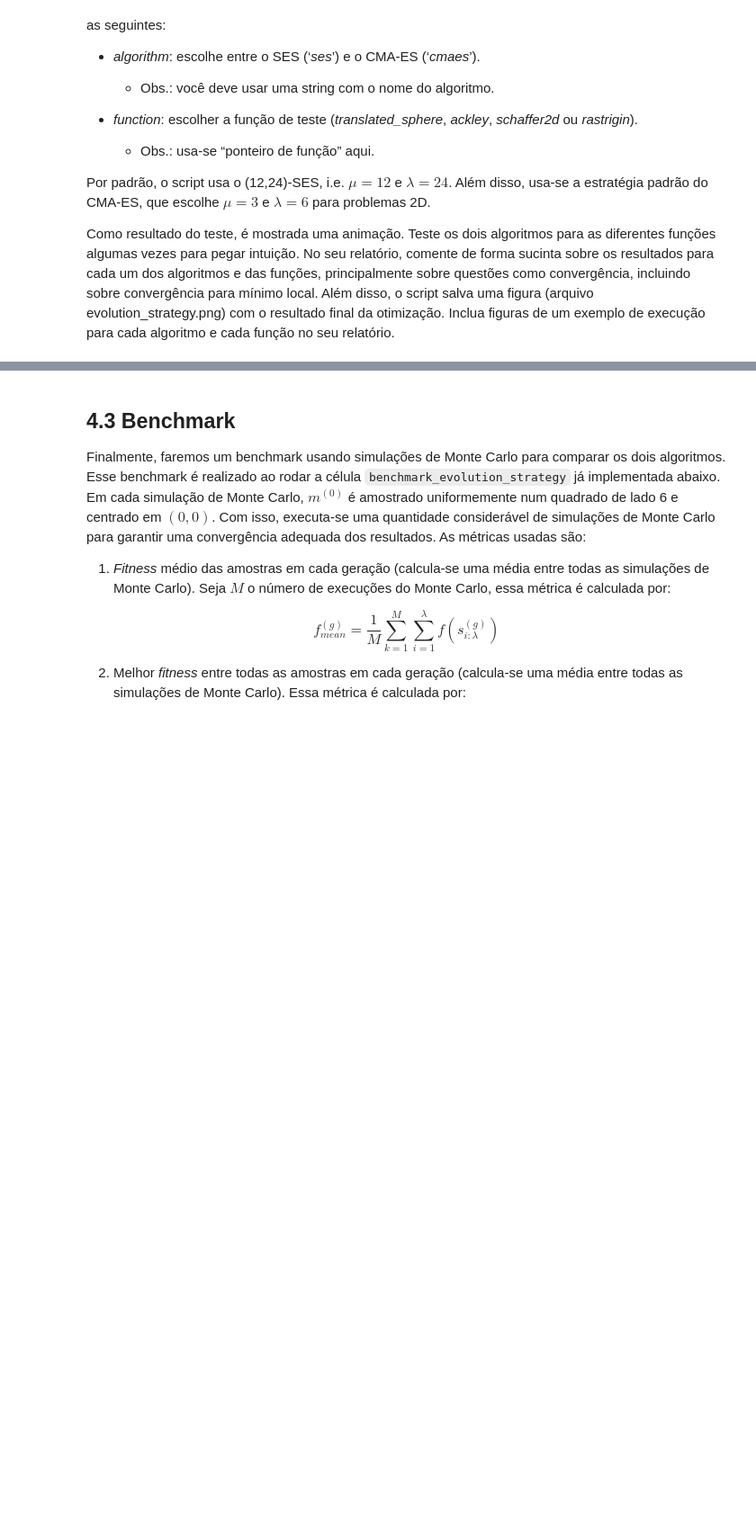
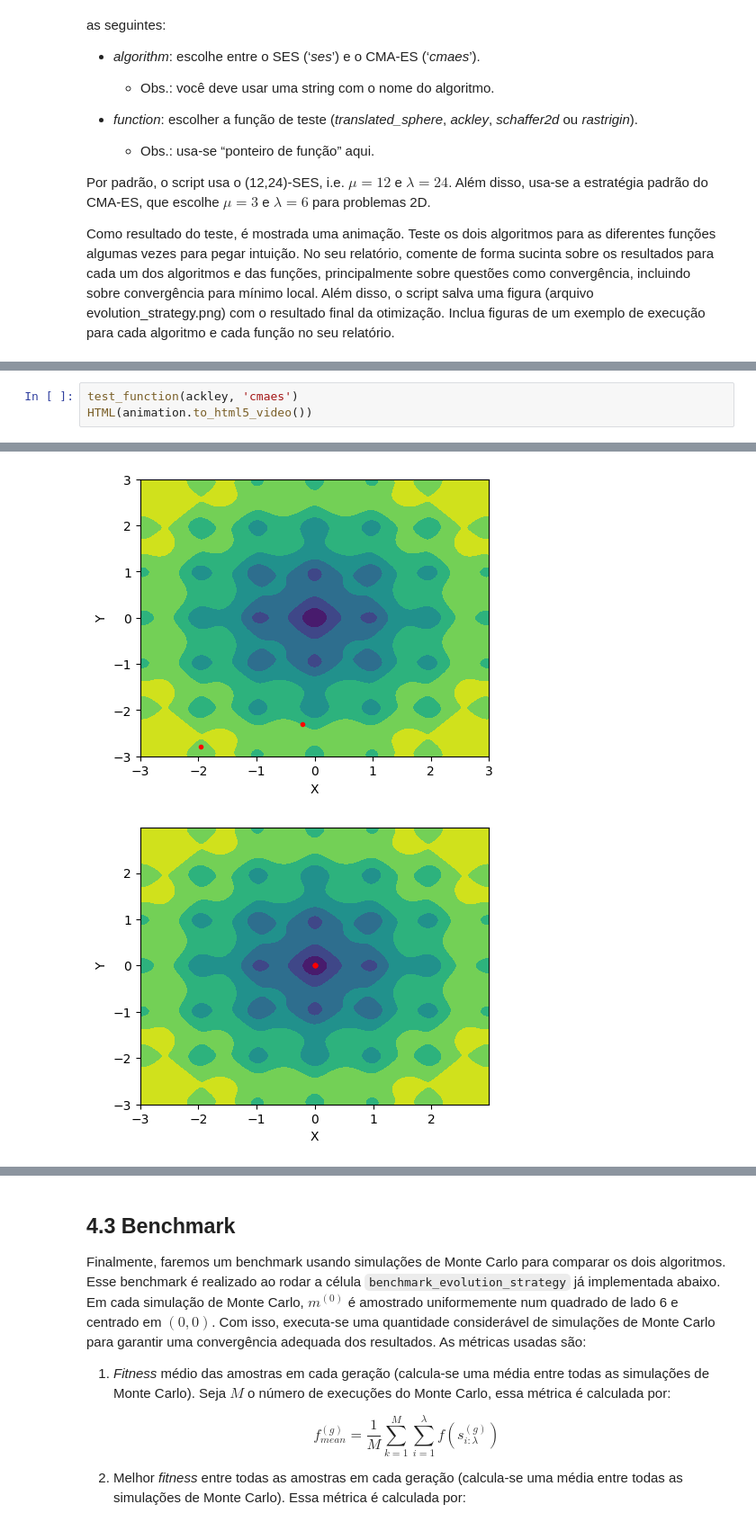
Before and after one commit to jonasdegrave/artificial-intelligence, a Jupyter notebook: 02 - Metaheuristic Optimization/IA_PEE_2022_Otimização_Metaheurística.ipynb, the cells around one changed output, grey strips where cells are left out. Shown at 90% size. Drawn from its saved outputs; the diff is of its cells as text; blank space fills up the shorter version.

```diff
--- a/02 - Metaheuristic Optimization/IA_PEE_2022_Otimização_Metaheurística.ipynb
+++ b/02 - Metaheuristic Optimization/IA_PEE_2022_Otimização_Metaheurística.ipynb
@@ -276,0 +314,4 @@ HTML(animation.to_html5_video())
+# %%
+test_function(ackley, 'cmaes')
+HTML(animation.to_html5_video())
+# %% [output]
@@ -276,0 +321,2 @@ HTML(animation.to_html5_video())
+[figure, added]
+[figure, added]
```
Also changed, not shown: parts of 14 cells of this notebook, 17 other files.
